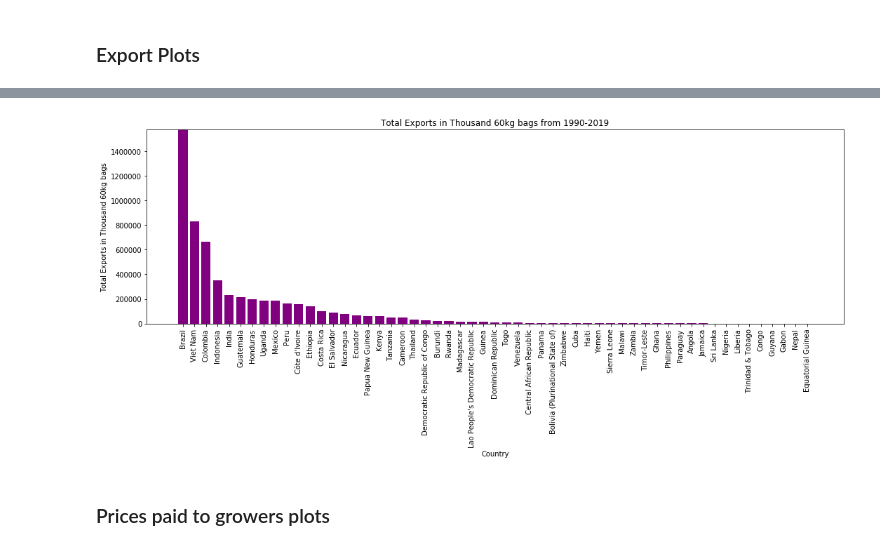
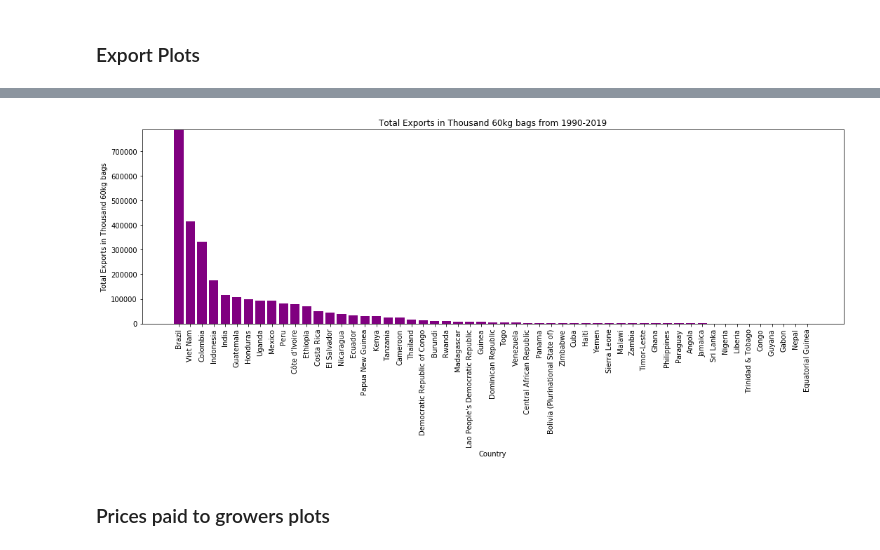
Before and after one commit to SandraBotica/Project-3, a Jupyter notebook: coffee_data.ipynb, the cells around one changed output, grey strips where cells are left out. Drawn from its saved outputs; the diff is of its cells as text; code cells hidden in the pictures.

```diff
--- a/coffee_data.ipynb
+++ b/coffee_data.ipynb
@@ -304,5 +277,2 @@ Text(0.5, 0.98, 'Exports and Price to Growers')
 # %% [markdown]
 ### Export Plots
-# %%
-exports_df["Total exports 1990-2019"] = exports_df.sum(axis = 1)
-exports_df.head()
@@ -317,5 +345,5 @@ exports_df.head()
 # %%
-total_exports_df_sorted = exports_df.sort_values(by=["Total exports 1990-2019"], ascending=False)
+total_exports_df_sorted = exports_df.sort_values(by=["Total_exports_per_Country"], ascending=False)
 total_exports_df_sorted.head()
 # %% [output]
 |  | Country | 1990 | 1991 | 1992 | 1993 | 1994 | 1995 | 1996 | 1997 | 1998 | ... | ... |
@@ -328,21 +356,22 @@ total_exports_df_sorted.head()
 # %%
+# Creating a bar plot of total export volume per country from 1990-2019 in descending order
 x_axis = total_exports_df_sorted["Country"]
-y_axis = total_exports_df_sorted["Total exports 1990-2019"]
+y_axis = total_exports_df_sorted["Total_exports_per_Country"]
 plt.figure(figsize=(15,7))
 plt.bar(x_axis, y_axis, color='purple', align="center")
 tick_locations = [value for value in x_axis]
 plt.xticks(tick_locations, x_axis, rotation='vertical')
 # plt.xlim(-0.75, len(x_axis)-0.25)
 plt.ylim(0, max(y_axis)+1)
 plt.xlabel("Country")
 plt.ylabel("Total Exports in Thousand 60kg bags")
 plt.title("Total Exports in Thousand 60kg bags from 1990-2019")
 plt.tight_layout()
 plt.gcf
 plt.savefig("Images/Fig2ExportsTotal.png", dpi=100)
 plt.show()
 # %% [output]
-[figure, old version]
+[figure, new version]
 # %% [markdown]
 ### Prices paid to growers plots
 # %%
```
Also changed, not shown: parts of 34 cells of this notebook, 17 other files.
